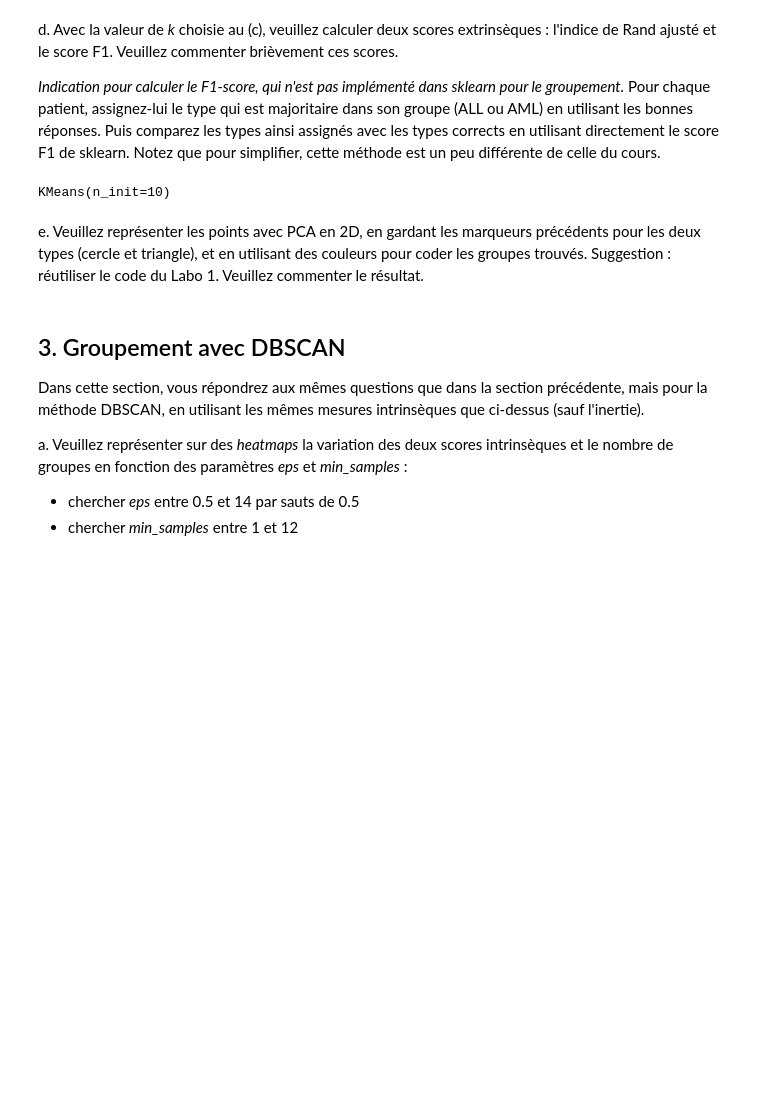
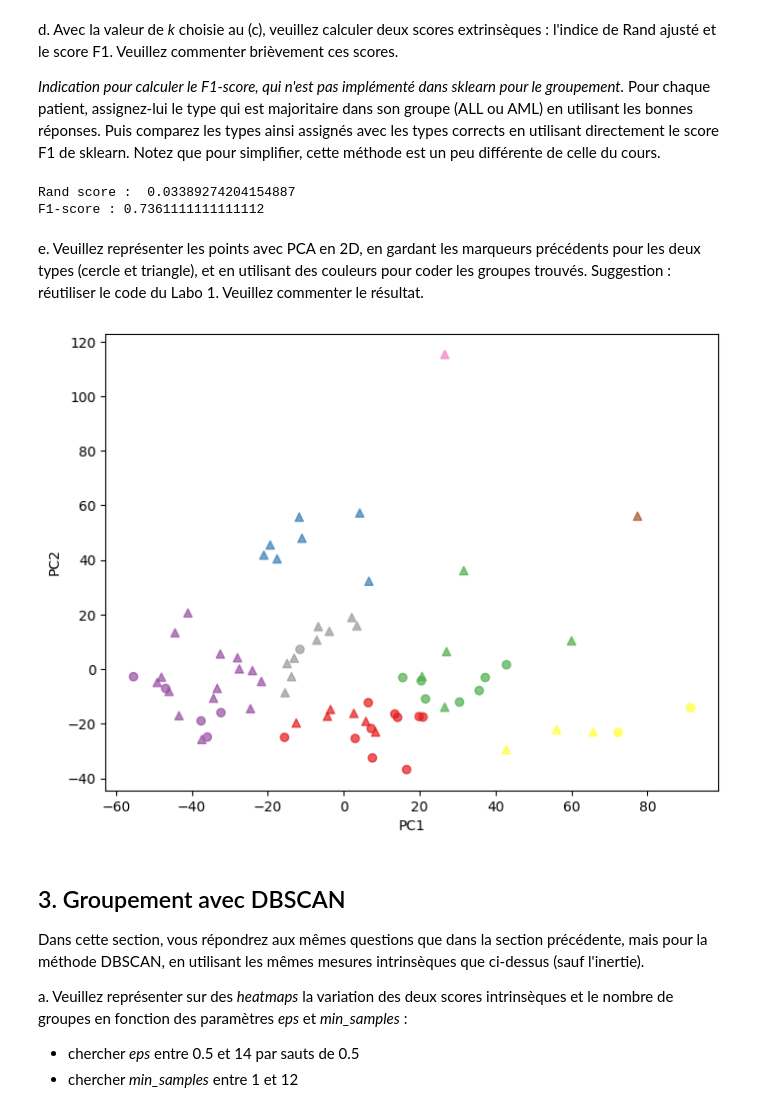
Before and after one commit to Raynobrak/heigvd-labos-apn, a Jupyter notebook: Labo2/Labo2_Groupement_comparatif_RemiLucas.ipynb, the cells around one changed output. Drawn from its saved outputs; the diff is of its cells as text; code cells hidden in the pictures; blank space fills up the shorter version.

```diff
--- a/Labo2/Labo2_Groupement_comparatif_RemiLucas.ipynb
+++ b/Labo2/Labo2_Groupement_comparatif_RemiLucas.ipynb
@@ -313,12 +313,31 @@ d. Avec la valeur de _k_ choisie au (c), veuillez calculer deux scores extrinsè
 
 _Indication pour calculer le F1-score, qui n'est pas implémenté dans sklearn pour le groupement._  Pour chaque patient, assignez-lui le type qui est majoritaire dans son groupe (ALL ou AML) en utilisant les bonnes réponses.  Puis comparez les types ainsi assignés avec les types corrects en utilisant directement le score F1 de sklearn.  Notez que pour simplifier, cette méthode est un peu différente de celle du cours.
 # %%
+from sklearn.metrics import adjusted_rand_score
+from collections import Counter
+
 # Effectuer le groupement k-moyennes avec la meilleure valeur de k retenue au (b).
 k = 8
 optimal_kmeans = KMeans(n_clusters=k, init='k-means++', n_init=10)
 optimal_kmeans.fit(X)
+
+# prediction
+pred = optimal_kmeans.predict(X)
-# %% [output]
-KMeans(n_init=10)
 # %%
-# Calcul et affichage des deux scores.
+# Indice de Rand
+print("Rand score : ", adjusted_rand_score(X_pca['Y'], pred))
+
+# F1-score
+df = pd.DataFrame({'Cluster': optimal_kmeans.labels_, 'Classe': X_pca['Y']})
+
+class_by_cluster = df.groupby('Cluster')['Classe'].agg(lambda x: Counter(x).most_common(1)[0][0])
+
+new_preds = np.full(len(pred), "N/A", dtype='<U10')
+for cluster in class_by_cluster.index:
+    new_preds[optimal_kmeans.labels_ == cluster] = class_by_cluster[cluster]
+
+print("F1-score :", f1_score(X_pca['Y'].values, new_preds, average='micro'))
+# %% [output]
+Rand score :  0.03389274204154887
+F1-score : 0.7361111111111112
 # %%
@@ -326,5 +346,21 @@ KMeans(n_init=10)
 # %% [markdown]
 e. Veuillez représenter les points avec PCA en 2D, en gardant les marqueurs précédents pour les deux types (cercle et triangle), et en utilisant des couleurs pour coder les groupes trouvés. Suggestion : réutiliser le code du Labo 1.  Veuillez commenter le résultat.
 # %%
-# Utiliser le groupement obtenu ci-dessus.
+# Création du scatter plot
+plt.figure(figsize=(8, 6))
+
+X_pca_aml = X_pca[X_pca["Y"] == "AML"]
+X_pca_all = X_pca[X_pca["Y"] == "ALL"]
+
+scatter = plt.scatter(X_pca_aml[x_col], X_pca_aml[y_col], marker="o", c=optimal_kmeans.labels_[X_pca_aml.index], cmap='Set1', alpha=0.7)
+scatter = plt.scatter(X_pca_all[x_col], X_pca_all[y_col], marker="^", c=optimal_kmeans.labels_[X_pca_all.index], cmap='Set1', alpha=0.7)
+
+# Ajouter des labels aux axes
+plt.xlabel(x_col)
+plt.ylabel(y_col)
+
+# Afficher le graphique
+plt.show()
+# %% [output]
+[figure, added]
 # %%
```
Also changed, not shown: parts of 6 cells of this notebook.
